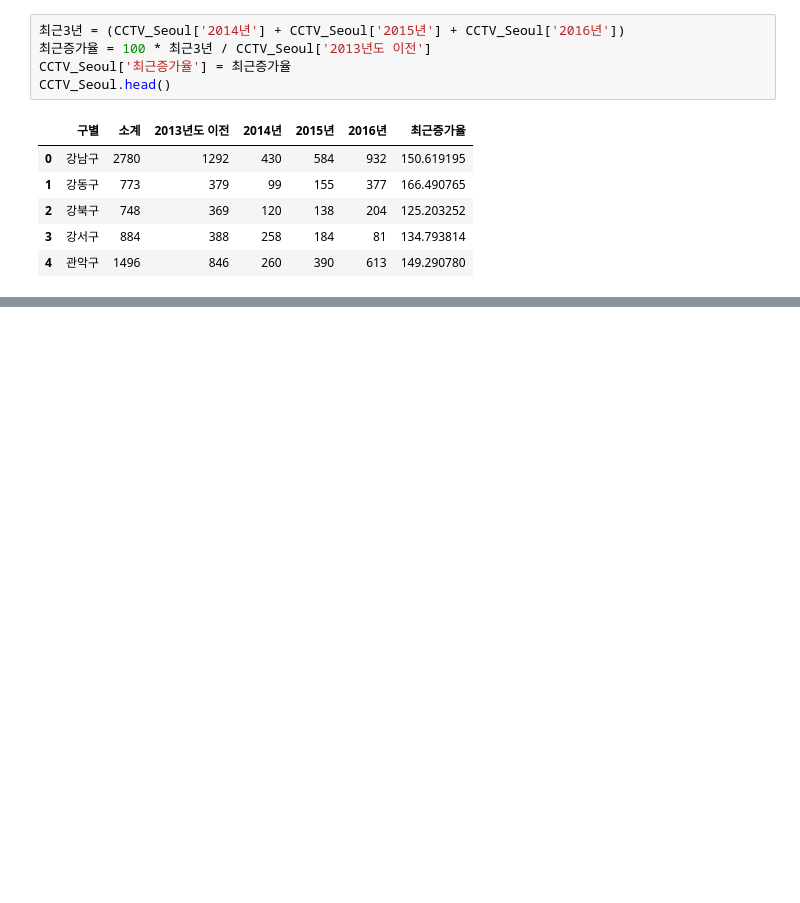
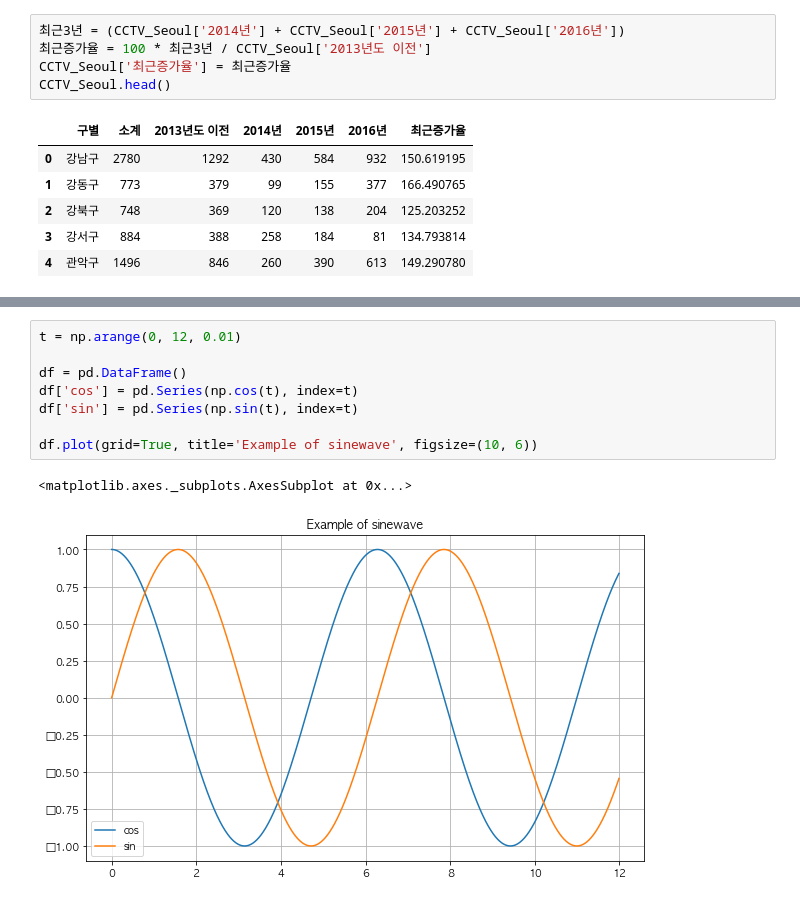
Before and after one commit to CodingSta/demo-ls-201904-pandas, a Jupyter notebook: Pandas 02 - Pinkwink.ipynb, the cells around one changed output, grey strips where cells are left out. Cells and saved outputs as stored; diff of their text form; blank space fills up the shorter version.

```diff
--- a/Pandas 02 - Pinkwink.ipynb
+++ b/Pandas 02 - Pinkwink.ipynb
@@ -120,0 +306,11 @@ CCTV_Seoul.head()
+# %%
+t = np.arange(0, 12, 0.01)
+
+df = pd.DataFrame()
+df['cos'] = pd.Series(np.cos(t), index=t)
+df['sin'] = pd.Series(np.sin(t), index=t)
+
+df.plot(grid=True, title='Example of sinewave', figsize=(10, 6))
+# %% [output]
+<matplotlib.axes._subplots.AxesSubplot at 0x...>
+[figure, added]
```
Also changed, not shown: parts of 21 cells of this notebook.
